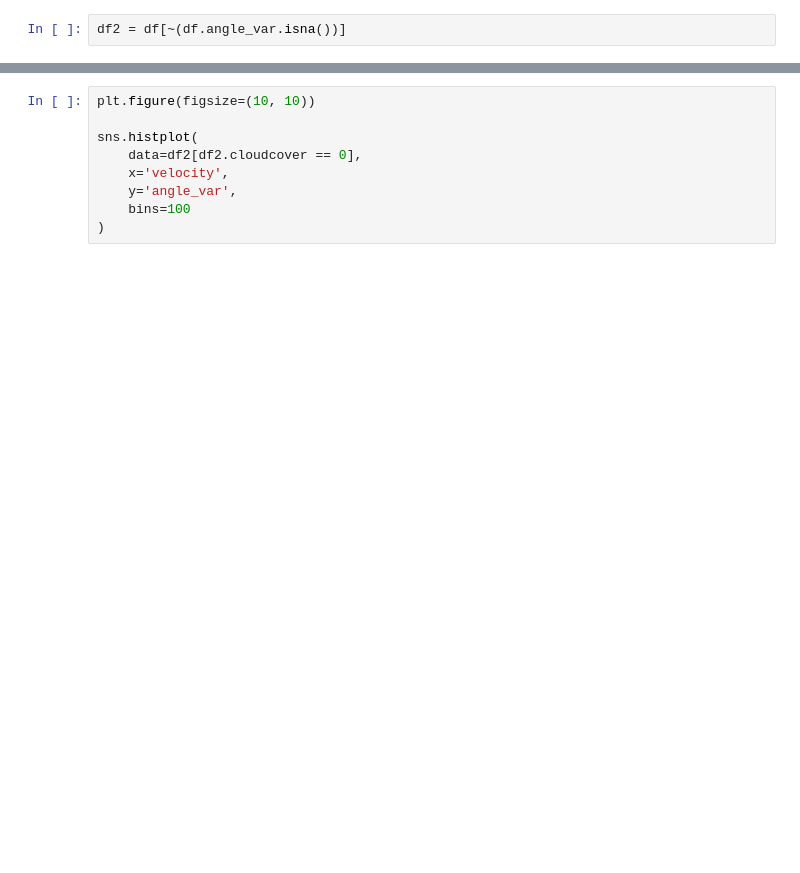
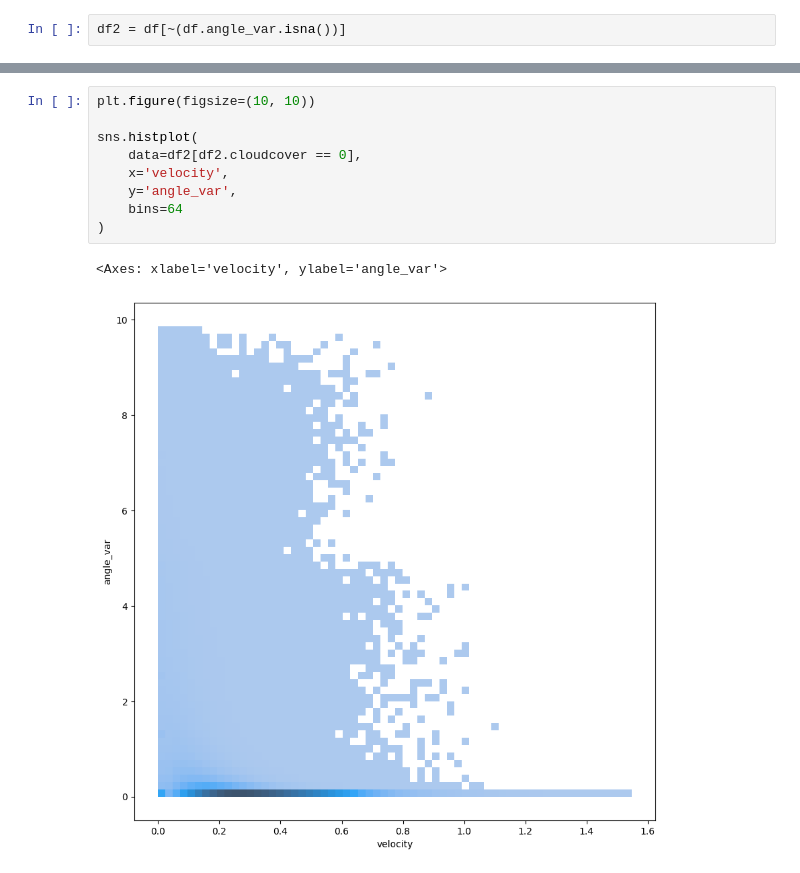
Before and after one commit to hfluke/PIV_UWRL, a Jupyter notebook: UWRL_analysis_anglevar.ipynb, the cells around one changed output, grey strips where cells are left out. Drawn from its saved outputs; the diff is of its cells as text; blank space fills up the shorter version.

```diff
--- a/UWRL_analysis_anglevar.ipynb
+++ b/UWRL_analysis_anglevar.ipynb
@@ -71,12 +119,15 @@ sns.histplot(
 # %%
 plt.figure(figsize=(10, 10))
 
 sns.histplot(
     data=df2[df2.cloudcover == 0],
     x='velocity',
     y='angle_var',
-    bins=100
+    bins=64
 )
+# %% [output]
+<Axes: xlabel='velocity', ylabel='angle_var'>
+[figure, added]
 # %%
 plt.figure(figsize=(10, 10))
 
```
Also changed, not shown: parts of 15 cells of this notebook, 1 other file.
